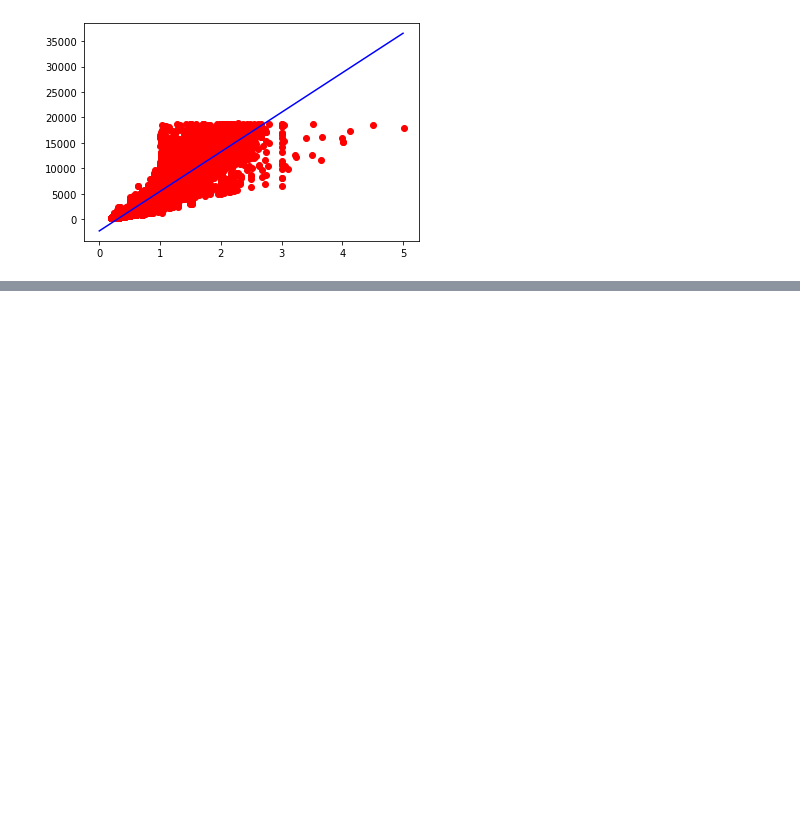
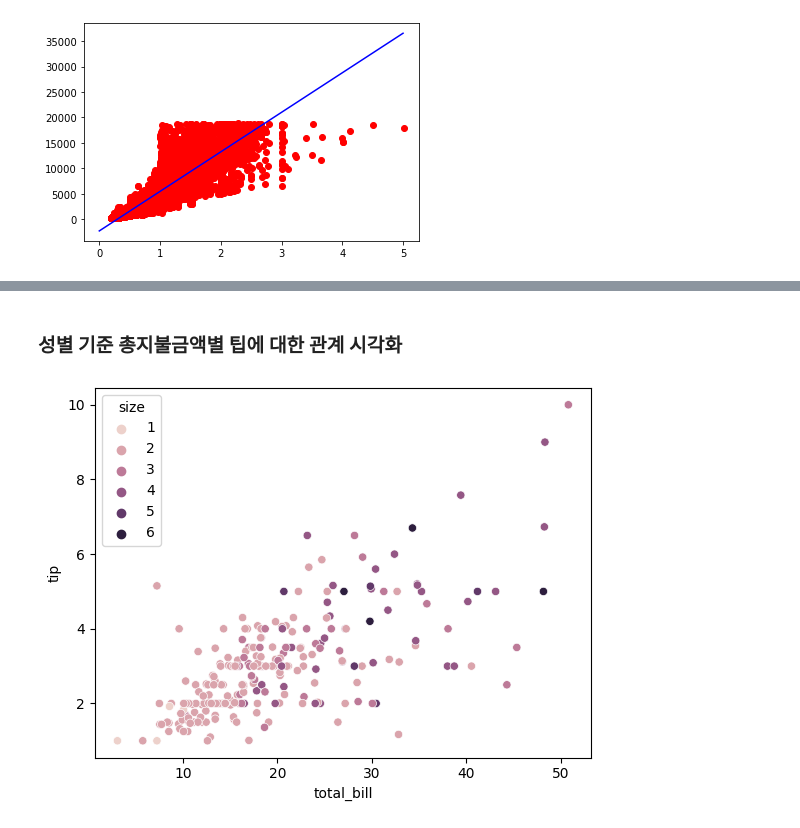
Before and after one commit to Dongcoon/statics, a Jupyter notebook: 07데이터시각화.ipynb, the cells around one changed output, grey strips where cells are left out. Saved outputs shown, nothing was run; the diff lists cells and outputs as text; code cells hidden in the pictures; blank space fills up the shorter version.

```diff
--- a/07데이터시각화.ipynb
+++ b/07데이터시각화.ipynb
@@ -178,0 +206,10 @@ plt.show()
+# %% [markdown]
+### 성별 기준 총지불금액별 팁에 대한 관계 시각화
+# %%
+# seaborn에서는 hue라는 속성을 이용해서 다변량 분석 가능
+# scatterplot(x,y,hue)
+colors = sns.set_palette('Paired')
+sns.scatterplot(data=tips, x='total_bill',y='tip', hue='size')
+plt.show()
+# %% [output]
+[figure, added]
```
Also changed, not shown: parts of 24 cells of this notebook, 7 other files.
